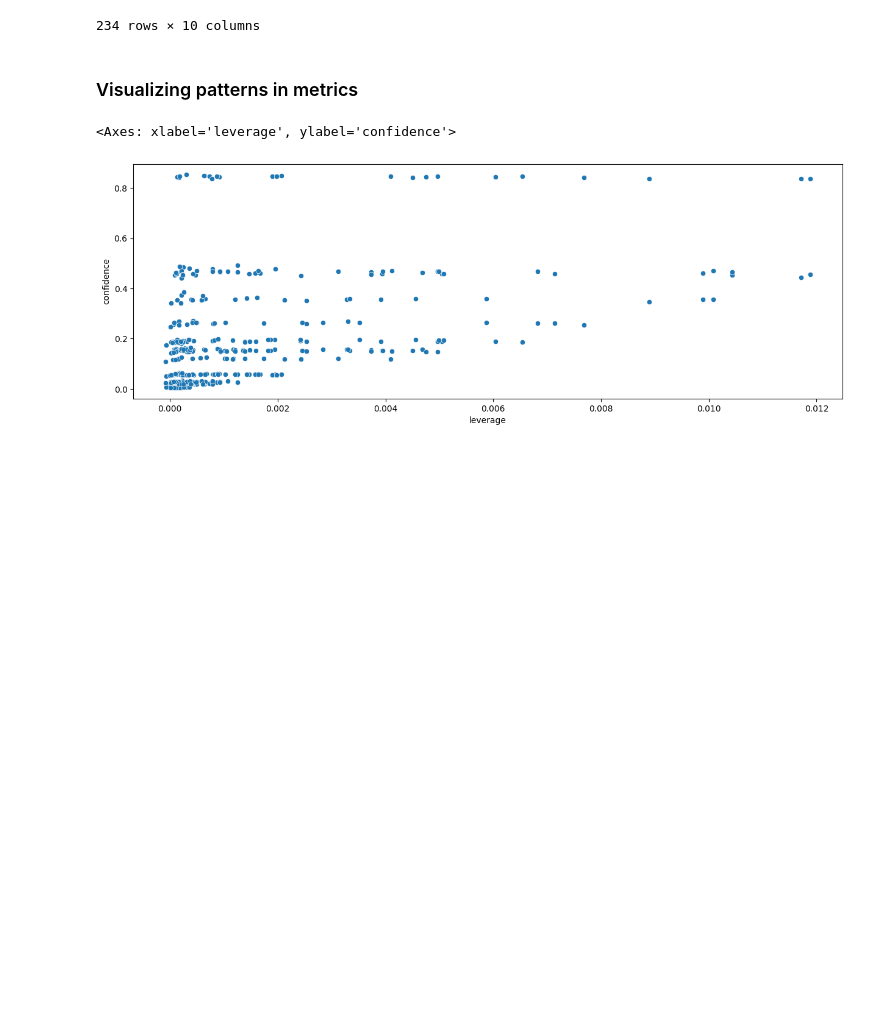
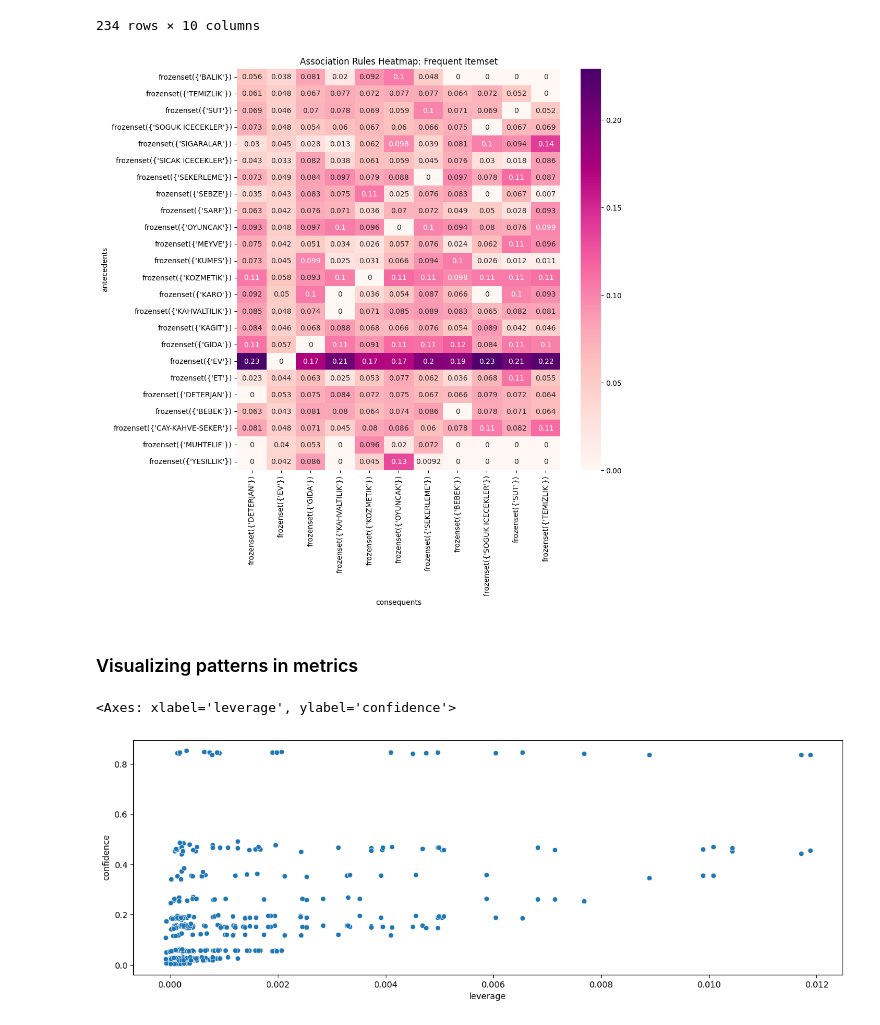
Before and after one commit to MariamTakoo/Availa-GP, a Jupyter notebook: DataCleaned_.ipynb, the cells around one changed output. Cells and saved outputs as stored; diff of their text form; code cells hidden in the pictures; blank space fills up the shorter version.

```diff
--- a/DataCleaned_.ipynb
+++ b/DataCleaned_.ipynb
@@ -488,6 +565,17 @@ rules
 | 371 | (SUT) | (TEMIZLIK) | 0.142781 | 0.141469 | 0.021139 | 0.148055 | 1.046553 | ... |
 | 372 | (TEMIZLIK) | (SUT) | 0.141469 | 0.142781 | 0.021139 | 0.149428 | 1.046553 | ... |
 234 rows × 10 columns
+# %%
+rules_zhang= rules[rules['zhangs_metric'] > 0]
+# %%
+# Creating matrix and heatmap of association
+association = rules_zhang.pivot(index='antecedents', columns='consequents', values='zhangs_metric').fillna(0)
+plt.figure(figsize=(10, 10))
+sns.heatmap(association, annot=True, cmap='RdPu')
+plt.title('Association Rules Heatmap: Frequent Itemset')
+plt.show()
+# %% [output]
+[figure, added]
 # %% [markdown]
 ### Visualizing patterns in metrics
 # %%
```
Also changed, not shown: parts of 22 cells of this notebook.
